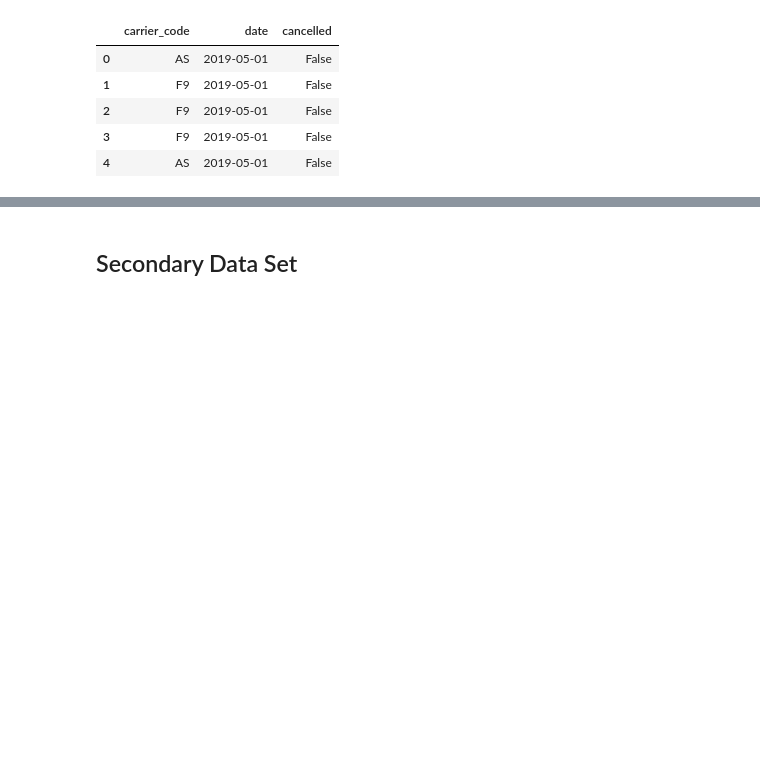
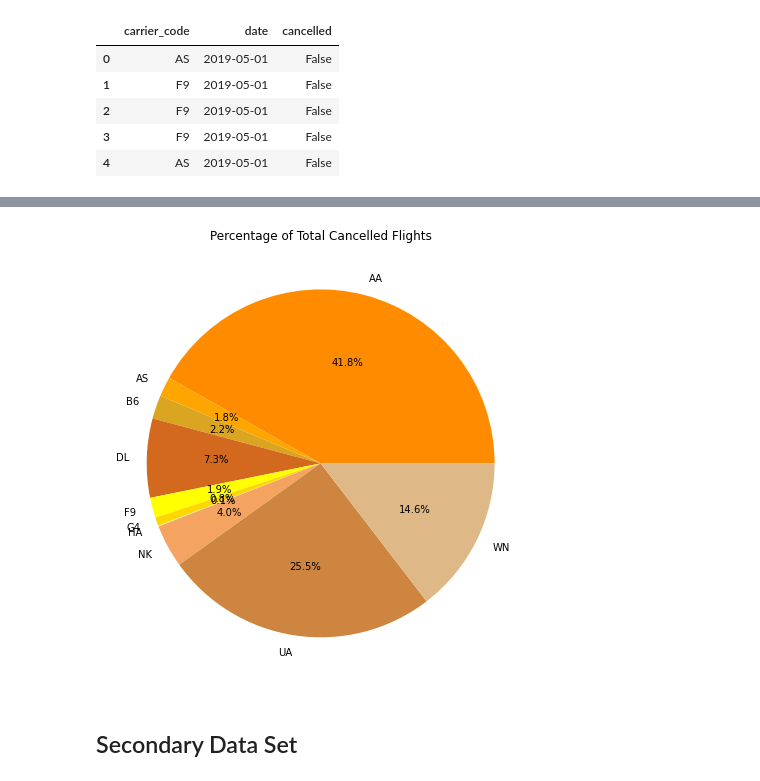
Before and after one commit to Bdataplanet/To_fly_or_not_to_fly, a Jupyter notebook: Visualizations/dataviz_seg2.ipynb, the cells around one changed output, grey strips where cells are left out. Saved outputs shown, nothing was run; the diff lists cells and outputs as text; code cells hidden in the pictures; blank space fills up the shorter version.

```diff
--- a/Visualizations/dataviz_seg2.ipynb
+++ b/Visualizations/dataviz_seg2.ipynb
@@ -442,3 +572,28 @@ KeyError: False
+# %%
+# Create a Pie Chart of percentage of flights by airline
+y_axis = carrier_cancelled_percentages
+x_axis = carrier_list
+
+colors = ["darkorange",
+          "orange",
+          "goldenrod",
+          "chocolate",
+          "yellow",
+          "gold",
+          "khaki",
+          "sandybrown",
+          "peru",
+          "burlywood"]
+plt.subplots(figsize=(8,8))
+plt.title("Percentage of Total Cancelled Flights")
+plt.pie(y_axis, labels=x_axis, autopct='%.1f%%', colors=colors)
+
+# Save the plot
+plt.savefig("../resources/images/cancelled_flight_percent_per_airline.png", bbox="tight", pad_inches=2, transparent="true")
+
+plt.show()
+# %% [output]
+[figure, added]
 # %% [markdown]
 ## Secondary Data Set
 # %%
```
Also changed, not shown: parts of 8 cells of this notebook, 4 other files.
